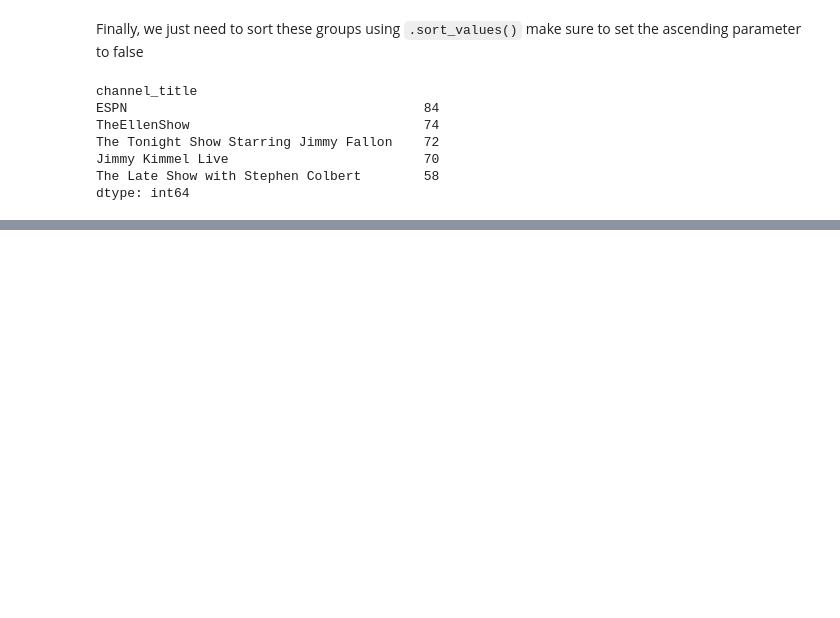
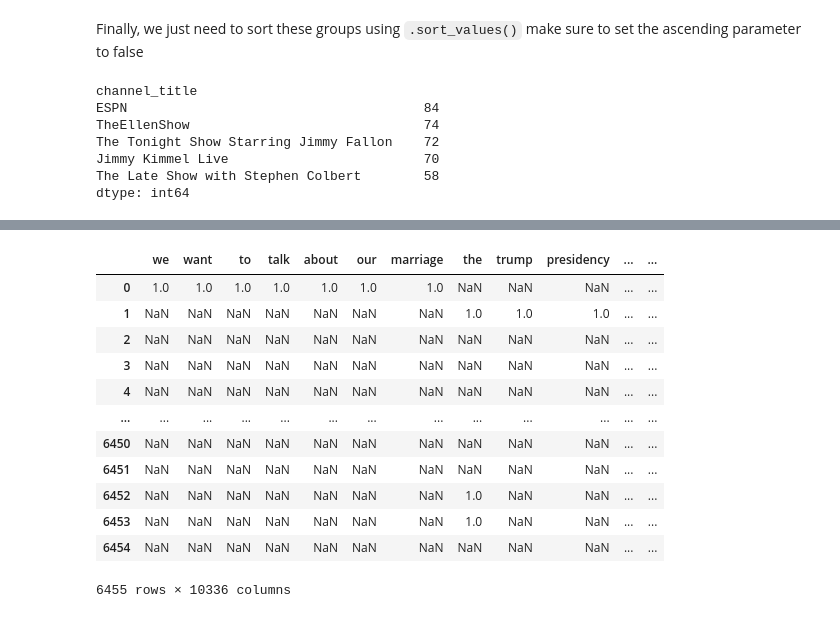
Before and after one commit to Wacboss1/khlabs-intro-to-data-analysis, a Jupyter notebook: intro-to-data-analysis.ipynb, the cells around one changed output, grey strips where cells are left out. Cells and saved outputs as stored; diff of their text form; code cells hidden in the pictures; blank space fills up the shorter version.

```diff
--- a/intro-to-data-analysis.ipynb
+++ b/intro-to-data-analysis.ipynb
@@ -186,0 +187,3 @@ dtype: int64
+# %%
+titles = youtube_data.drop_duplicates(['title'])['title'].to_frame()
+titles
@@ -186,0 +204,26 @@ dtype: int64
+# %%
+import re
+def create_word_cols(row):
+    words = re.findall(r'\w+', row['title'].lower())
+    word_count = {}
+    for word in words:
+        word_count[word] = words.count(word)
+    return word_count
+# %%
+titles['word count'] = titles.apply(create_word_cols, axis=1)
+word_count_df = pd.json_normalize(titles['word count'])
+word_count_df
+# %% [output]
+|  | we | want | to | talk | about | our | marriage | the | trump | presidency | ... | ... |
+| 0 | 1.0 | 1.0 | 1.0 | 1.0 | 1.0 | 1.0 | 1.0 | NaN | NaN | NaN | ... | ... |
+| 1 | NaN | NaN | NaN | NaN | NaN | NaN | NaN | 1.0 | 1.0 | 1.0 | ... | ... |
+| 2 | NaN | NaN | NaN | NaN | NaN | NaN | NaN | NaN | NaN | NaN | ... | ... |
+| 3 | NaN | NaN | NaN | NaN | NaN | NaN | NaN | NaN | NaN | NaN | ... | ... |
+| 4 | NaN | NaN | NaN | NaN | NaN | NaN | NaN | NaN | NaN | NaN | ... | ... |
+| ... | ... | ... | ... | ... | ... | ... | ... | ... | ... | ... | ... | ... |
+| 6450 | NaN | NaN | NaN | NaN | NaN | NaN | NaN | NaN | NaN | NaN | ... | ... |
+| 6451 | NaN | NaN | NaN | NaN | NaN | NaN | NaN | NaN | NaN | NaN | ... | ... |
+| 6452 | NaN | NaN | NaN | NaN | NaN | NaN | NaN | 1.0 | NaN | NaN | ... | ... |
+| 6453 | NaN | NaN | NaN | NaN | NaN | NaN | NaN | 1.0 | NaN | NaN | ... | ... |
+| 6454 | NaN | NaN | NaN | NaN | NaN | NaN | NaN | NaN | NaN | NaN | ... | ... |
+6455 rows × 10336 columns
```
Also changed, not shown: parts of 7 cells of this notebook.
